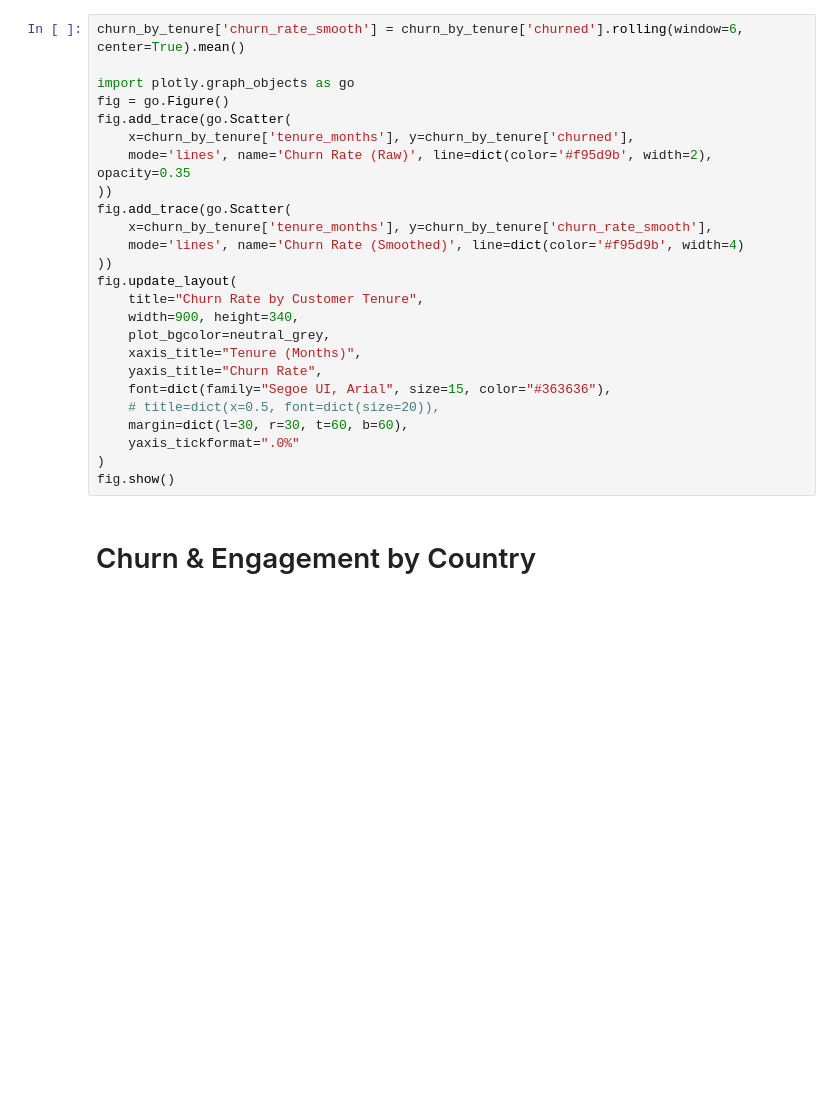
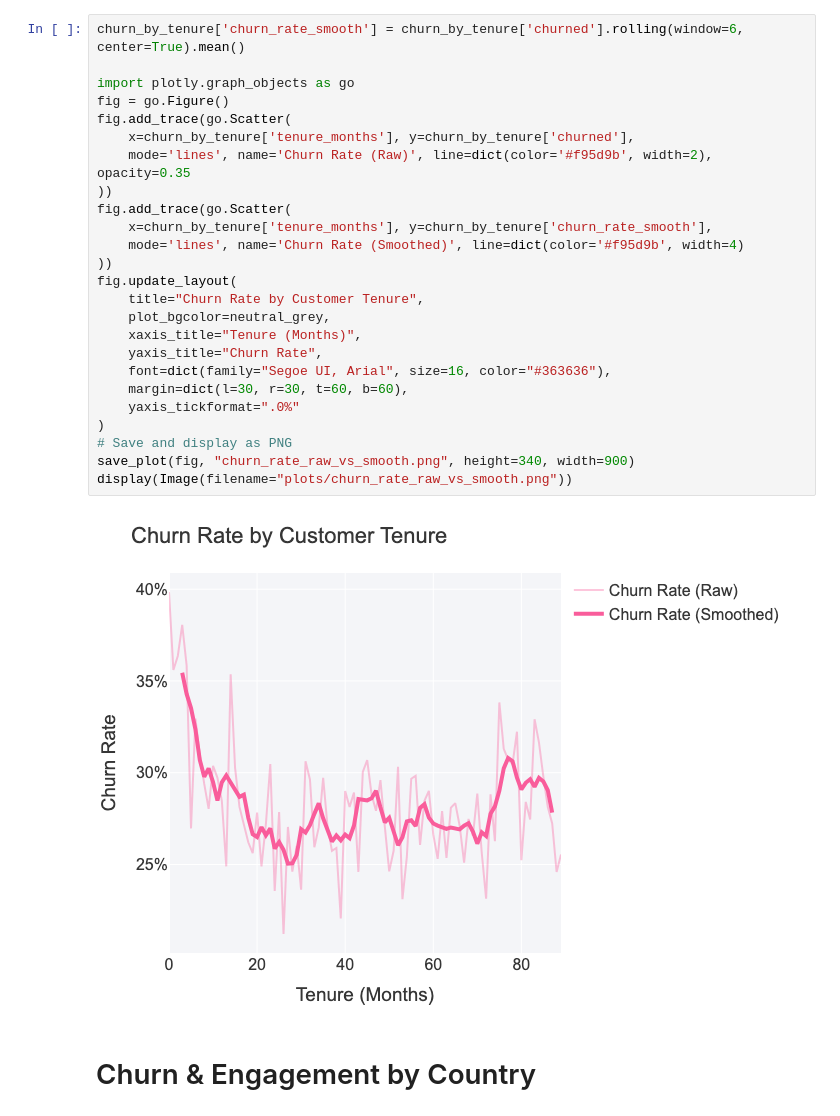
Before and after one commit to aryankaushik89/aryankaushik89.github.io, a Jupyter notebook: customer_analytics_ai/customer_churn_project.ipynb, the cells around one changed output. Drawn from its saved outputs; the diff is of its cells as text; blank space fills up the shorter version.

```diff
--- a/customer_analytics_ai/customer_churn_project.ipynb
+++ b/customer_analytics_ai/customer_churn_project.ipynb
@@ -678,28 +657,30 @@ Let's break down where, when, and why customers churn—and who our highest-rete
 # %%
 churn_by_tenure['churn_rate_smooth'] = churn_by_tenure['churned'].rolling(window=6, center=True).mean()
 
 import plotly.graph_objects as go
 fig = go.Figure()
 fig.add_trace(go.Scatter(
     x=churn_by_tenure['tenure_months'], y=churn_by_tenure['churned'],
     mode='lines', name='Churn Rate (Raw)', line=dict(color='#f95d9b', width=2), opacity=0.35
 ))
 fig.add_trace(go.Scatter(
     x=churn_by_tenure['tenure_months'], y=churn_by_tenure['churn_rate_smooth'],
     mode='lines', name='Churn Rate (Smoothed)', line=dict(color='#f95d9b', width=4)
 ))
 fig.update_layout(
     title="Churn Rate by Customer Tenure",
-    width=900, height=340,
     plot_bgcolor=neutral_grey,
     xaxis_title="Tenure (Months)",
     yaxis_title="Churn Rate",
-    font=dict(family="Segoe UI, Arial", size=15, color="#363636"),
-    # title=dict(x=0.5, font=dict(size=20)),
+    font=dict(family="Segoe UI, Arial", size=16, color="#363636"),
     margin=dict(l=30, r=30, t=60, b=60),
     yaxis_tickformat=".0%"
 )
-fig.show()
+# Save and display as PNG
+save_plot(fig, "churn_rate_raw_vs_smooth.png", height=340, width=900)
+display(Image(filename="plots/churn_rate_raw_vs_smooth.png"))
+# %% [output]
+[figure, added]
 # %% [markdown]
 # Churn & Engagement by Country
 # %%
```
Also changed, not shown: parts of 50 cells of this notebook, 37 other files.
